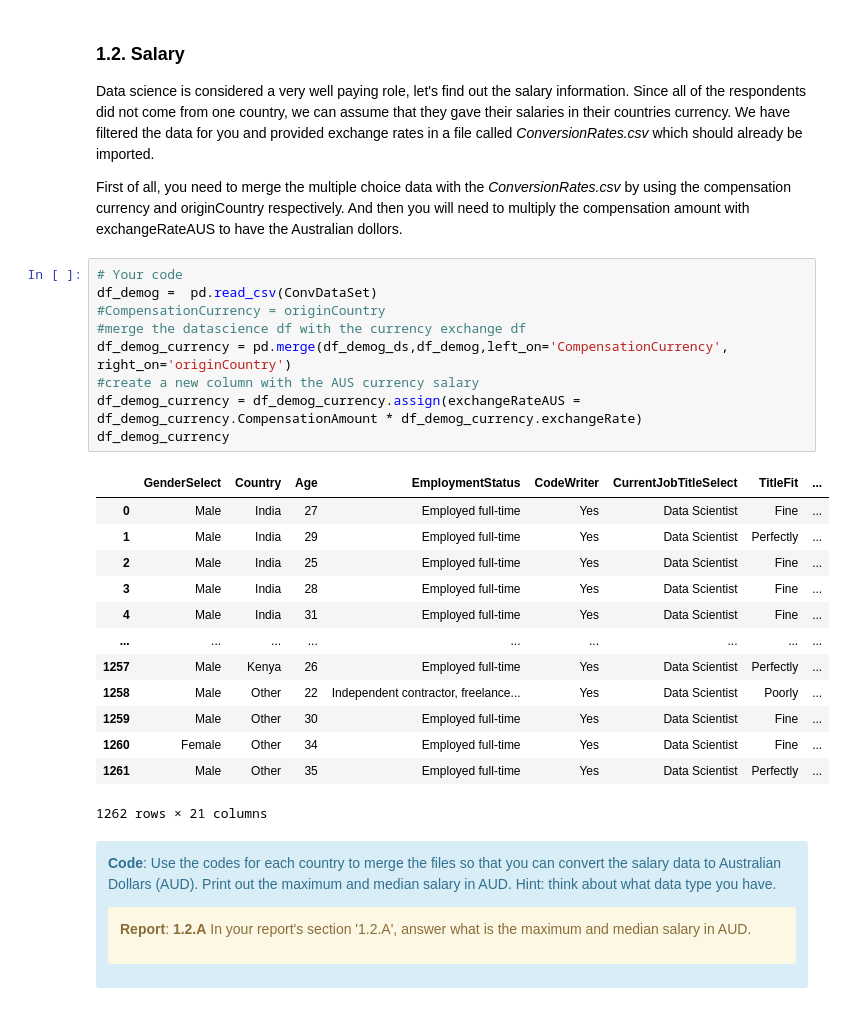
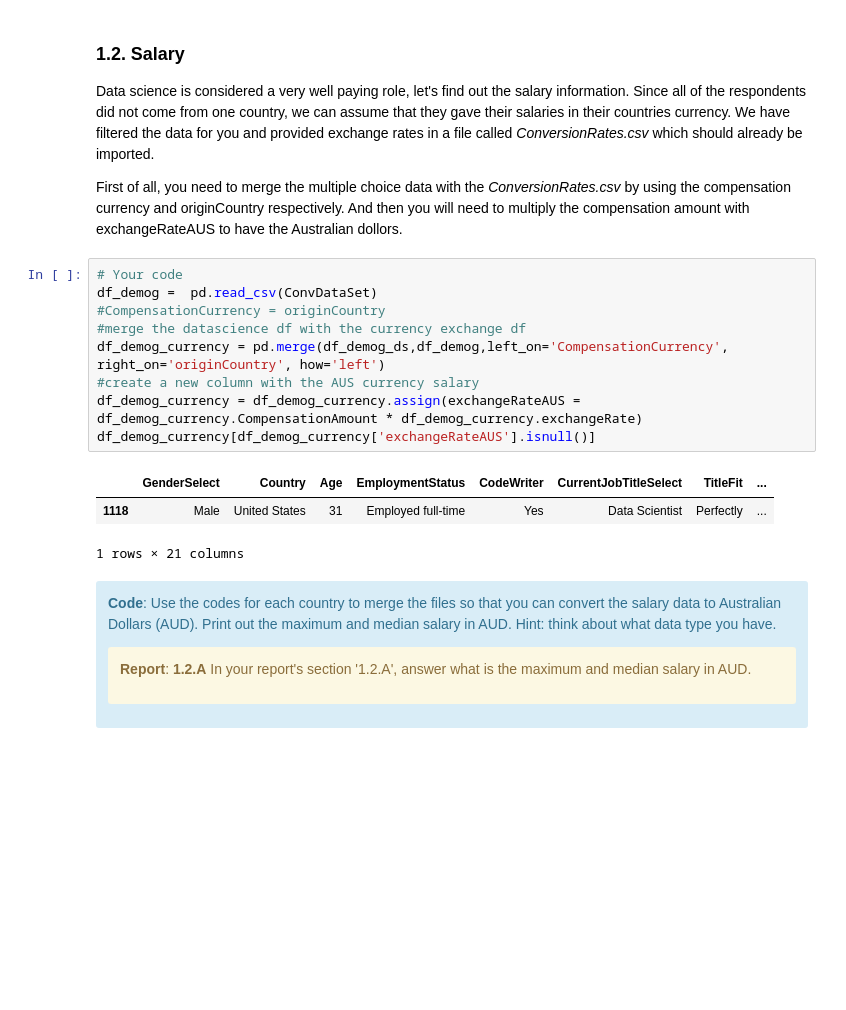
Before and after one commit to sarah-mckay/sit742, a Jupyter notebook: Assessment/2020/SIT742Task1.ipynb, the cells around one changed output. Saved outputs shown, nothing was run; the diff lists cells and outputs as text; blank space fills up the shorter version.

```diff
--- a/Assessment/2020/SIT742Task1.ipynb
+++ b/Assessment/2020/SIT742Task1.ipynb
@@ -223,26 +224,16 @@ First of all, you need to merge the multiple choice data with the *ConversionRat
 # %%
 # Your code
 df_demog =  pd.read_csv(ConvDataSet)
 #CompensationCurrency = originCountry
 #merge the datascience df with the currency exchange df
-df_demog_currency = pd.merge(df_demog_ds,df_demog,left_on='CompensationCurrency', right_on='originCountry')
+df_demog_currency = pd.merge(df_demog_ds,df_demog,left_on='CompensationCurrency', right_on='originCountry', how='left')
 #create a new column with the AUS currency salary
 df_demog_currency = df_demog_currency.assign(exchangeRateAUS = df_demog_currency.CompensationAmount * df_demog_currency.exchangeRate)
-df_demog_currency
+df_demog_currency[df_demog_currency['exchangeRateAUS'].isnull()]
 # %% [output]
 |  | GenderSelect | Country | Age | EmploymentStatus | CodeWriter | CurrentJobTitleSelect | TitleFit | ... |
-| 0 | Male | India | 27 | Employed full-time | Yes | Data Scientist | Fine | ... |
-| 1 | Male | India | 29 | Employed full-time | Yes | Data Scientist | Perfectly | ... |
-| 2 | Male | India | 25 | Employed full-time | Yes | Data Scientist | Fine | ... |
-| 3 | Male | India | 28 | Employed full-time | Yes | Data Scientist | Fine | ... |
-| 4 | Male | India | 31 | Employed full-time | Yes | Data Scientist | Fine | ... |
-| ... | ... | ... | ... | ... | ... | ... | ... | ... |
-| 1257 | Male | Kenya | 26 | Employed full-time | Yes | Data Scientist | Perfectly | ... |
-| 1258 | Male | Other | 22 | Independent contractor, freelance... | Yes | Data Scientist | Poorly | ... |
-| 1259 | Male | Other | 30 | Employed full-time | Yes | Data Scientist | Fine | ... |
-| 1260 | Female | Other | 34 | Employed full-time | Yes | Data Scientist | Fine | ... |
-| 1261 | Male | Other | 35 | Employed full-time | Yes | Data Scientist | Perfectly | ... |
+| 1118 | Male | United States | 31 | Employed full-time | Yes | Data Scientist | Perfectly | ... |
-1262 rows × 21 columns
+1 rows × 21 columns
 # %% [markdown]
 <div class="alert alert-block alert-info">
 
```
Also changed, not shown: parts of 17 cells of this notebook, 6 other files.
